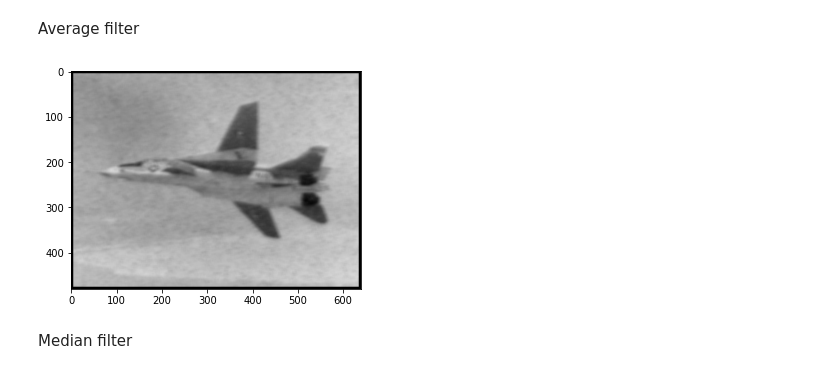
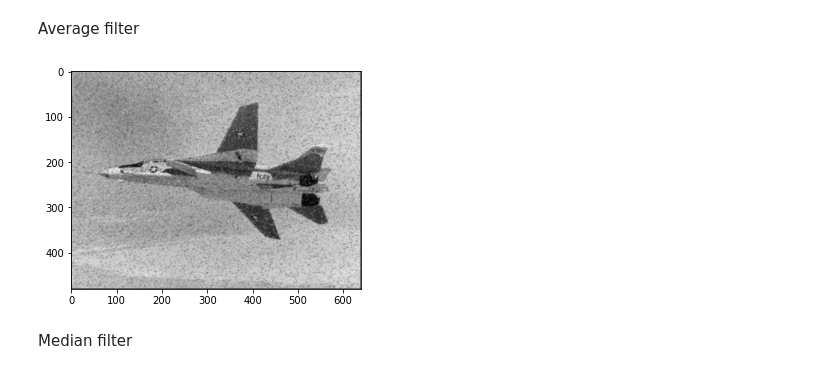
Before and after one commit to hamza-mahjoub/image-processing, a Jupyter notebook: app.ipynb, the cells around one changed output. Saved outputs shown, nothing was run; the diff lists cells and outputs as text; code cells hidden in the pictures.

```diff
--- a/app.ipynb
+++ b/app.ipynb
@@ -430,14 +430,14 @@ Average filter
 # %%
 def average_filter(data, size):
     if (size % 2 == 0):
         size += 1
     filt = np.ones((size,size),np.int32)
     data =  convolution(data, filt, size)
     return data
 
-average_image_data = average_filter(noise_data,11)
+average_image_data = average_filter(noise_data,3)
 # %% [output]
-[figure, old version]
+[figure, new version]
 # %% [markdown]
 Median filter
 # %%
```
Also changed, not shown: parts of 12 cells of this notebook, 4 other files.
